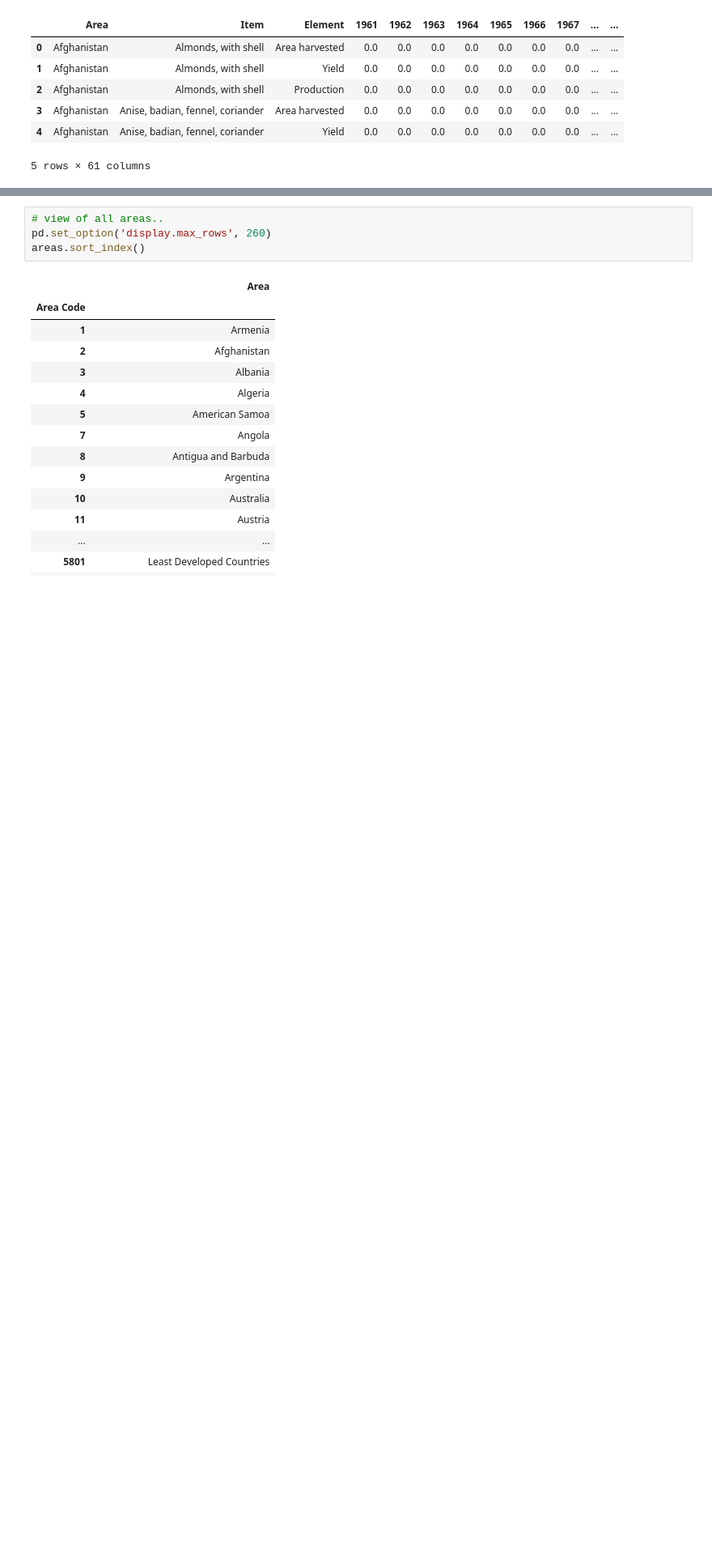
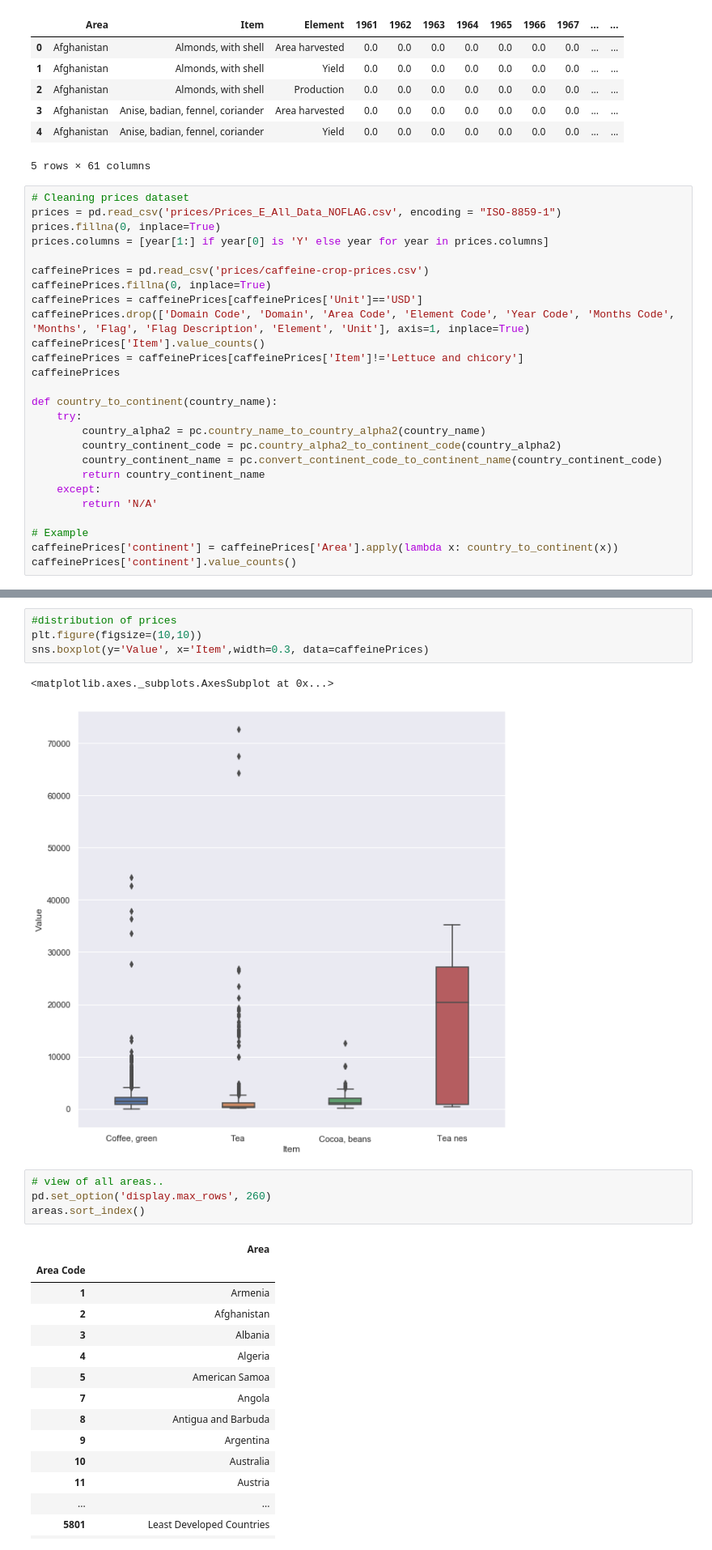
Before and after one commit to sidharrth2002/crops-and-caffeine, a Jupyter notebook: crops.ipynb, the cells around one changed output, grey strips where cells are left out. Shown at 81% size. Cells and saved outputs as stored; diff of their text form; blank space fills up the shorter version.

```diff
--- a/crops.ipynb
+++ b/crops.ipynb
@@ -26,3 +27,29 @@ raw.head()
 | 3 | Afghanistan | Anise, badian, fennel, coriander | Area harvested | 0.0 | 0.0 | 0.0 | 0.0 | 0.0 | 0.0 | 0.0 | ... | ... |
 | 4 | Afghanistan | Anise, badian, fennel, coriander | Yield | 0.0 | 0.0 | 0.0 | 0.0 | 0.0 | 0.0 | 0.0 | ... | ... |
 5 rows × 61 columns
+# %%
+# Cleaning prices dataset
+prices = pd.read_csv('prices/Prices_E_All_Data_NOFLAG.csv', encoding = "ISO-8859-1")
+prices.fillna(0, inplace=True)
+prices.columns = [year[1:] if year[0] is 'Y' else year for year in prices.columns]
+
+caffeinePrices = pd.read_csv('prices/caffeine-crop-prices.csv')
+caffeinePrices.fillna(0, inplace=True)
+caffeinePrices = caffeinePrices[caffeinePrices['Unit']=='USD']
+caffeinePrices.drop(['Domain Code', 'Domain', 'Area Code', 'Element Code', 'Year Code', 'Months Code', 'Months', 'Flag', 'Flag Description', 'Element', 'Unit'], axis=1, inplace=True)
+caffeinePrices['Item'].value_counts()
+caffeinePrices = caffeinePrices[caffeinePrices['Item']!='Lettuce and chicory']
+caffeinePrices
+
+def country_to_continent(country_name):
+    try:
+        country_alpha2 = pc.country_name_to_country_alpha2(country_name)
+        country_continent_code = pc.country_alpha2_to_continent_code(country_alpha2)
+        country_continent_name = pc.convert_continent_code_to_continent_name(country_continent_code)
+        return country_continent_name
+    except:
+        return 'N/A'
+
+# Example
+caffeinePrices['continent'] = caffeinePrices['Area'].apply(lambda x: country_to_continent(x))
+caffeinePrices['continent'].value_counts()
@@ -29,3 +78,10 @@ raw.head()
+# %%
+#distribution of prices
+plt.figure(figsize=(10,10))
+sns.boxplot(y='Value', x='Item',width=0.3, data=caffeinePrices)
+# %% [output]
+<matplotlib.axes._subplots.AxesSubplot at 0x...>
+[figure, added]
 # %%
 # view of all areas..
 pd.set_option('display.max_rows', 260)
```
Also changed, not shown: parts of 20 cells of this notebook, 4 other files.
